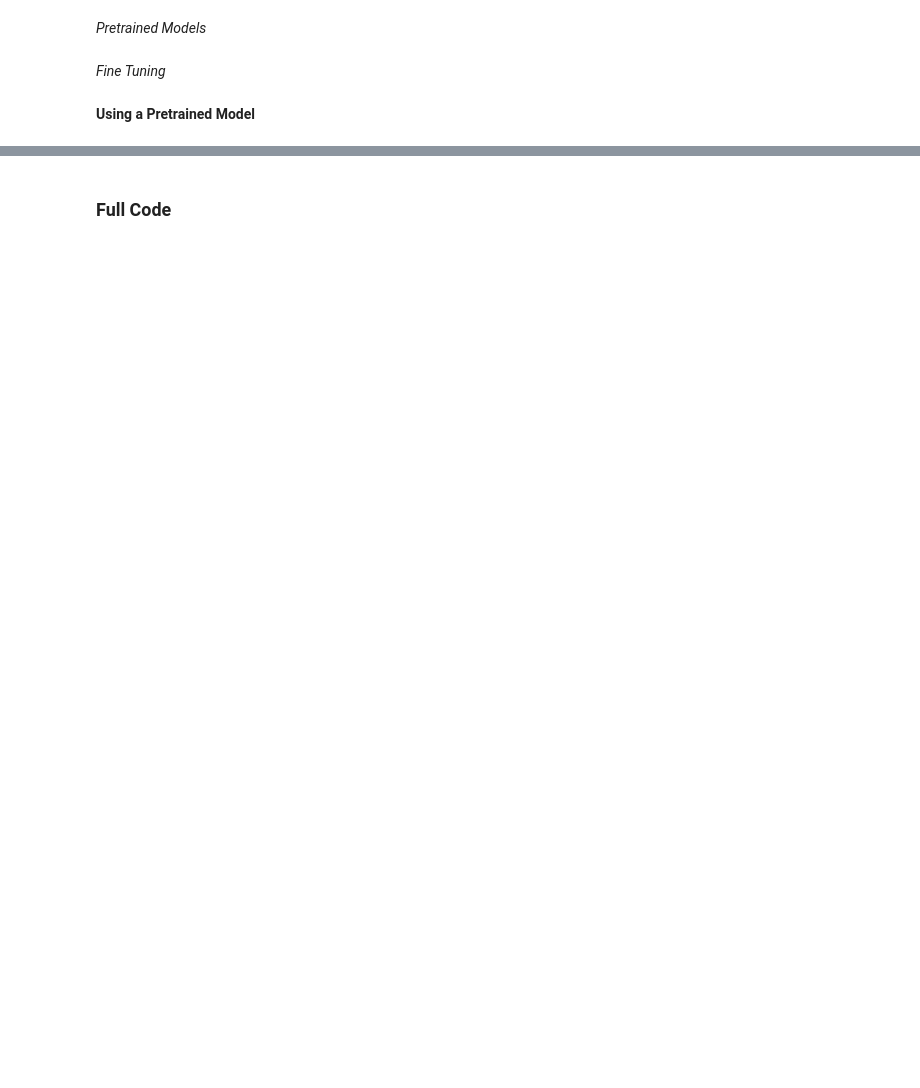
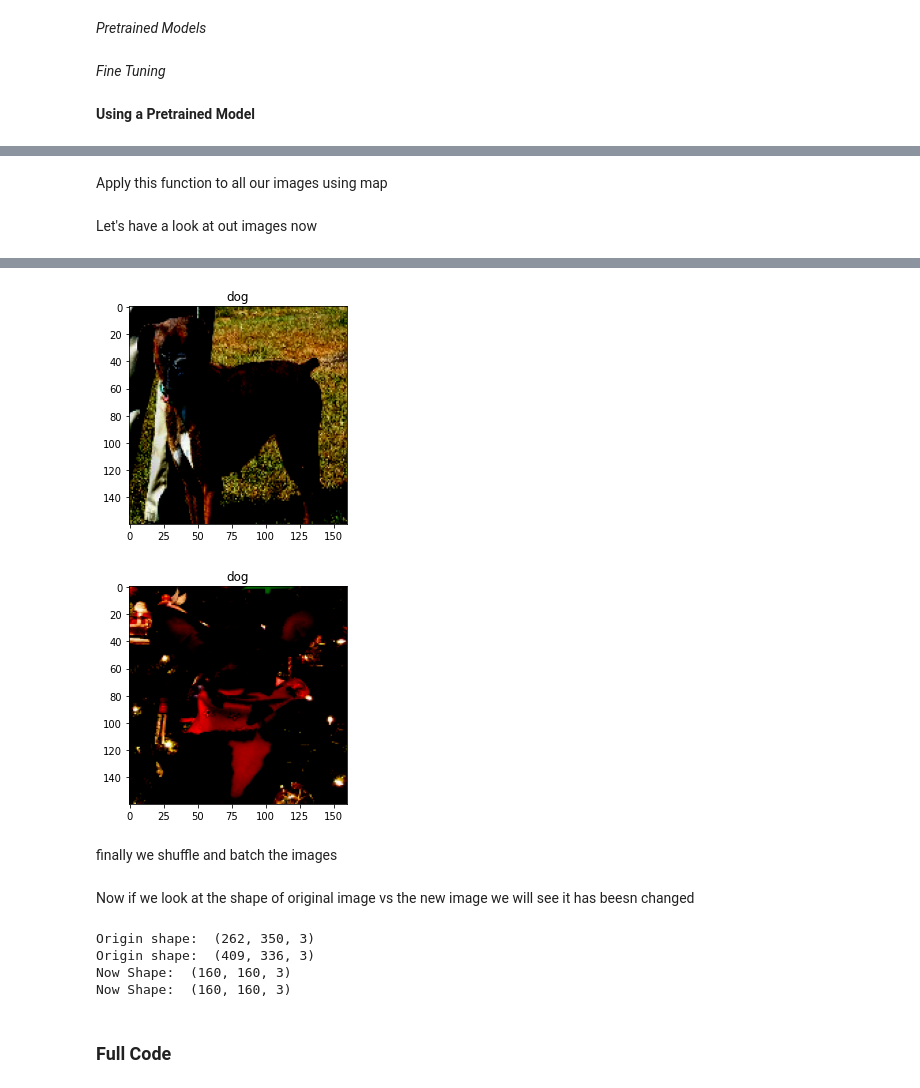
Before and after one commit to taufiksatrian/freeCodeCamp-Machine-Learning-with-Python, a Jupyter notebook: Convolutional-Neural-Networks.ipynb, the cells around one changed output, grey strips where cells are left out. Saved outputs shown, nothing was run; the diff lists cells and outputs as text; code cells hidden in the pictures; blank space fills up the shorter version.

```diff
--- a/Convolutional-Neural-Networks.ipynb
+++ b/Convolutional-Neural-Networks.ipynb
@@ -222,0 +259,25 @@ plt.show()
+# %%
+IMG_SIZE =160 # All images will be resixed to 160x160
+
+def format_example(image, label):
+  """
+  return an image that is reshapes to IMG_SIZE
+  """
+  image = tf.cast(image, tf.float32)
+  image = (image/127.5) - 1
+  image = tf.image.resize(image, (IMG_SIZE, IMG_SIZE))
+  return image, label
+# %% [markdown]
+Apply this function to all our images using map
+# %%
+train = raw_train.map(format_example)
+validation = raw_validation.map(format_example)
+test = raw_test.map(format_example)
+# %% [markdown]
+Let's have a look at out images now
+# %%
+for image, label in train.take(2):
+  plt.figure()
+  plt.imshow(image)
+  plt.title(get_label_name(label))
+# %% [output]
@@ -222,0 +286,4 @@ plt.show()
+[figure, added]
+[figure, added]
+# %% [markdown]
+finally we shuffle and batch the images
@@ -223,2 +297,14 @@ plt.show()
+# %% [markdown]
+Now if we look at the shape of original image vs the new image we will see it has beesn changed
+# %%
+for img, label in raw_train.take(2):
+  print("Origin shape: ", img.shape)
+for img, label in train.take(2):
+  print("Now Shape: ", img.shape)
+# %% [output]
+Origin shape:  (262, 350, 3)
+Origin shape:  (409, 336, 3)
+Now Shape:  (160, 160, 3)
+Now Shape:  (160, 160, 3)
 # %% [markdown]
 ### **Full Code**
```
Also changed, not shown: parts of 12 cells of this notebook.
